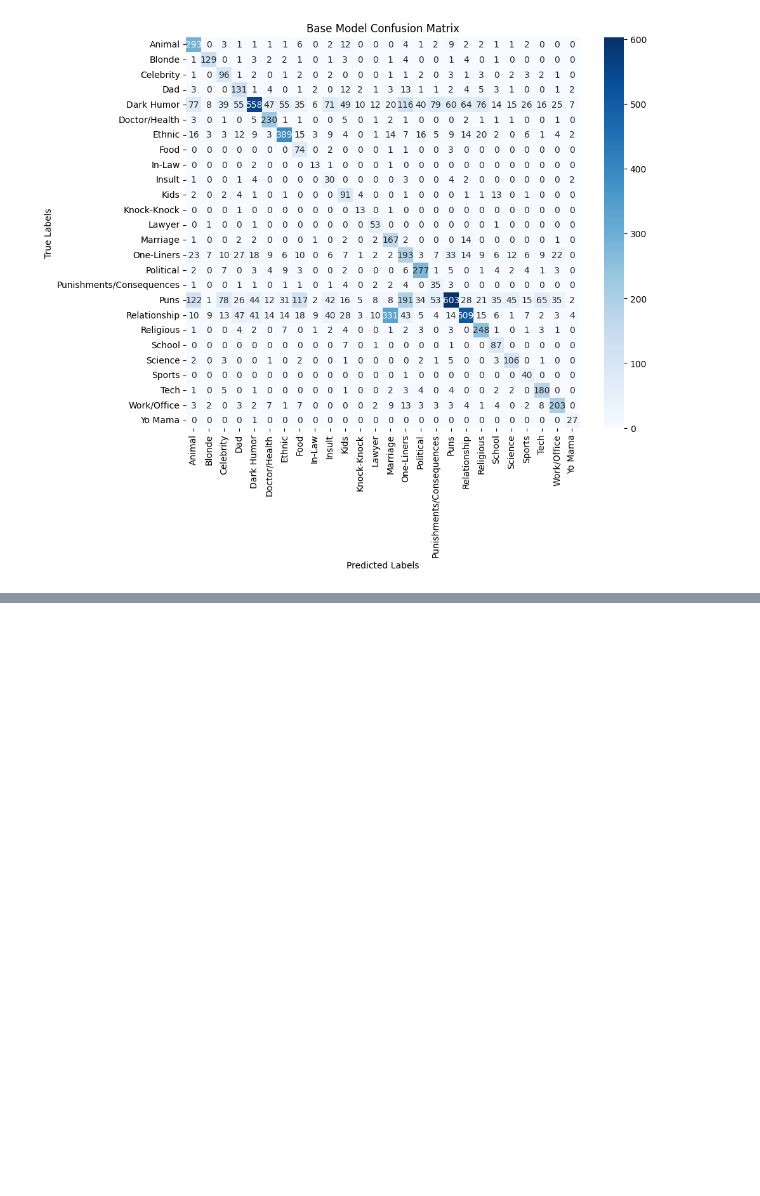
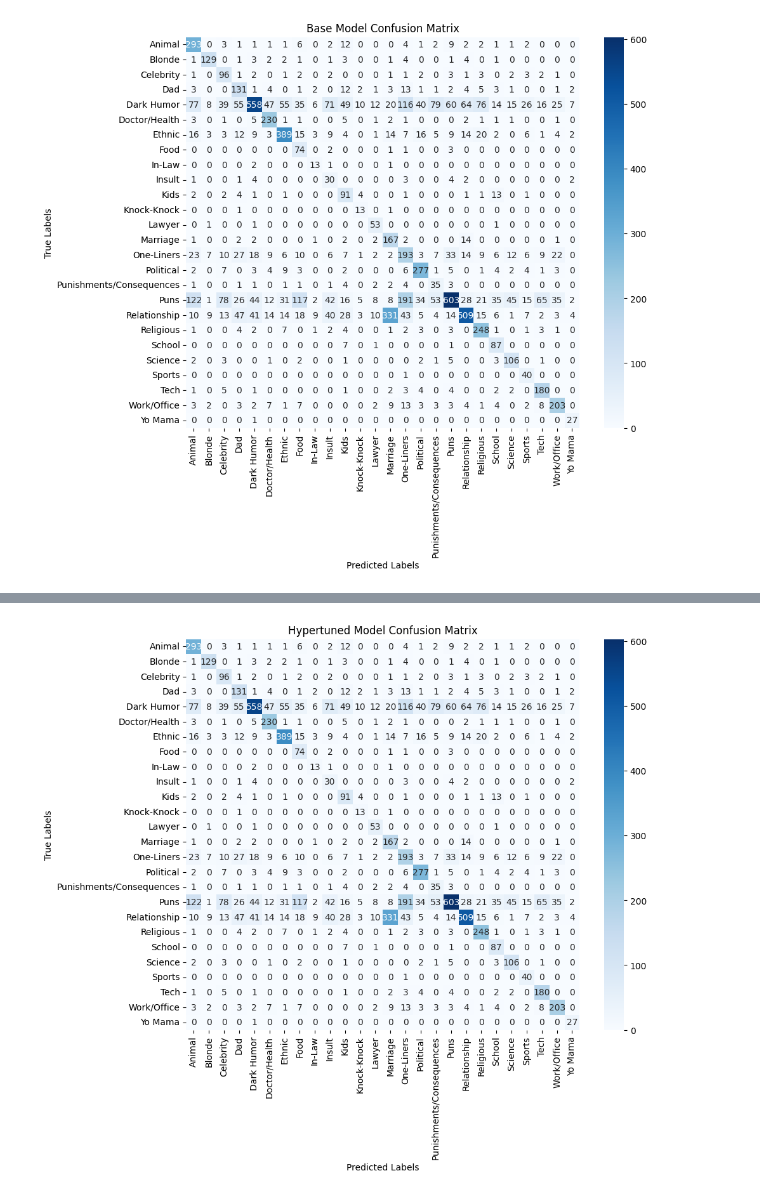
Before and after one commit to henryblu/data_science_project, a Jupyter notebook: notebooks/exploratory/jokesSVC.ipynb, the cells around one changed output, grey strips where cells are left out. Drawn from its saved outputs; the diff is of its cells as text; code cells hidden in the pictures; blank space fills up the shorter version.

```diff
--- a/notebooks/exploratory/jokesSVC.ipynb
+++ b/notebooks/exploratory/jokesSVC.ipynb
@@ -378,0 +444,13 @@ plt.show()
+# %%
+# Compute and plot the confusion matries individually
+cm_hypertuned = confusion_matrix(y_val, y_pred_hypertuned)
+plt.figure(figsize=(10, 8))
+sns.heatmap(cm_hypertuned, annot=True, fmt='d', cmap='Blues',
+            xticklabels=label_encoder.classes_,
+            yticklabels=label_encoder.classes_)
+plt.title('Hypertuned Model Confusion Matrix')
+plt.xlabel('Predicted Labels')
+plt.ylabel('True Labels')
+plt.show()
+# %% [output]
+[figure, added]
```
Also changed, not shown: parts of 5 cells of this notebook, 2 other files.
